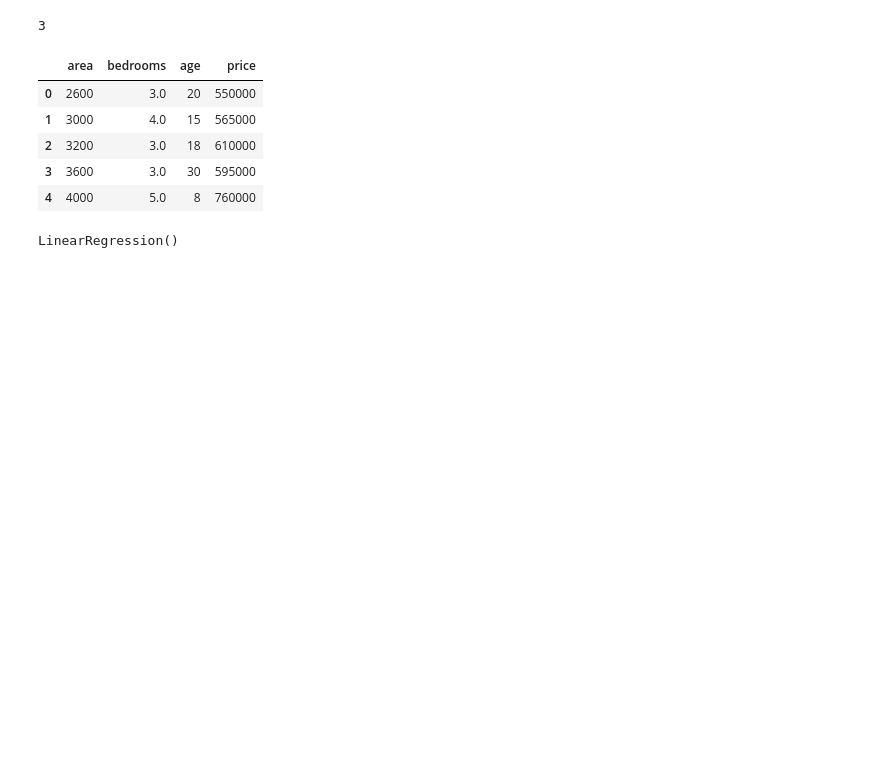
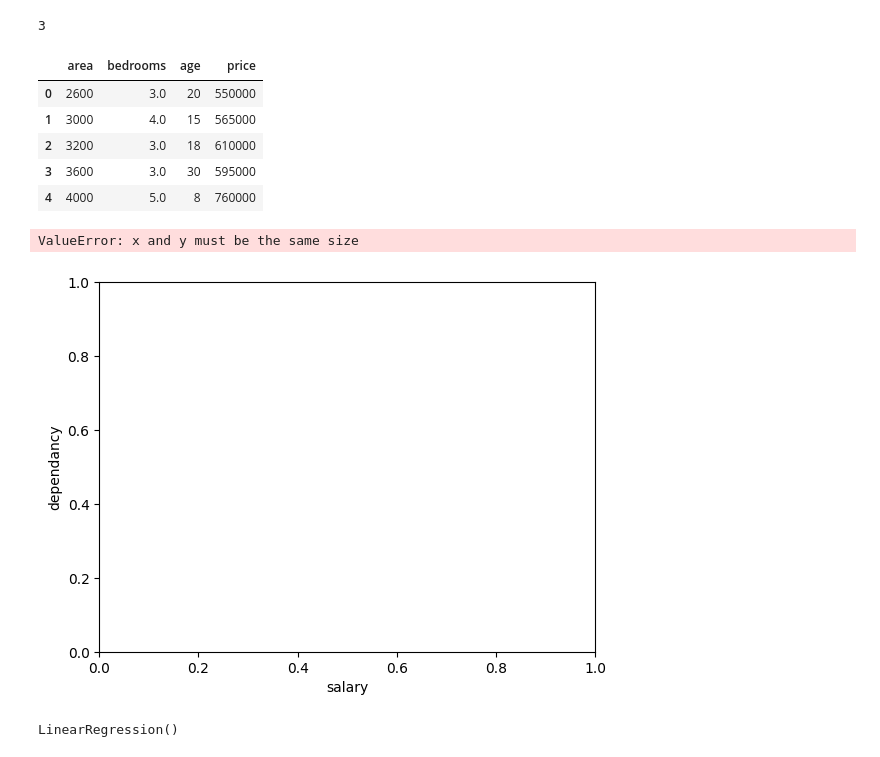
Before and after one commit to Rayee28/ML, a Jupyter notebook: Linear Regression Multivariate/Home prices/linear_regression_multivariate_area_price.ipynb, the cells around one changed output. Saved outputs shown, nothing was run; the diff lists cells and outputs as text; code cells hidden in the pictures; blank space fills up the shorter version.

```diff
--- a/Linear Regression Multivariate/Home prices/linear_regression_multivariate_area_price.ipynb
+++ b/Linear Regression Multivariate/Home prices/linear_regression_multivariate_area_price.ipynb
@@ -28,6 +29,14 @@ df
 | 2 | 3200 | 3.0 | 18 | 610000 |
 | 3 | 3600 | 3.0 | 30 | 595000 |
 | 4 | 4000 | 5.0 | 8 | 760000 |
+# %%
+%matplotlib inline
+plt.xlabel('salary')
+plt.ylabel('dependancy')
+plt.scatter(df[['area','bedrooms','age']],df.price, color='blue', marker='+')
+# %% [output]
+ValueError: x and y must be the same size
+[figure, added]
 # %%
 reg = linear_model.LinearRegression()
 reg.fit(df[['area', 'bedrooms', 'age']], df.price)
```
Also changed, not shown: parts of 1 cell of this notebook.
